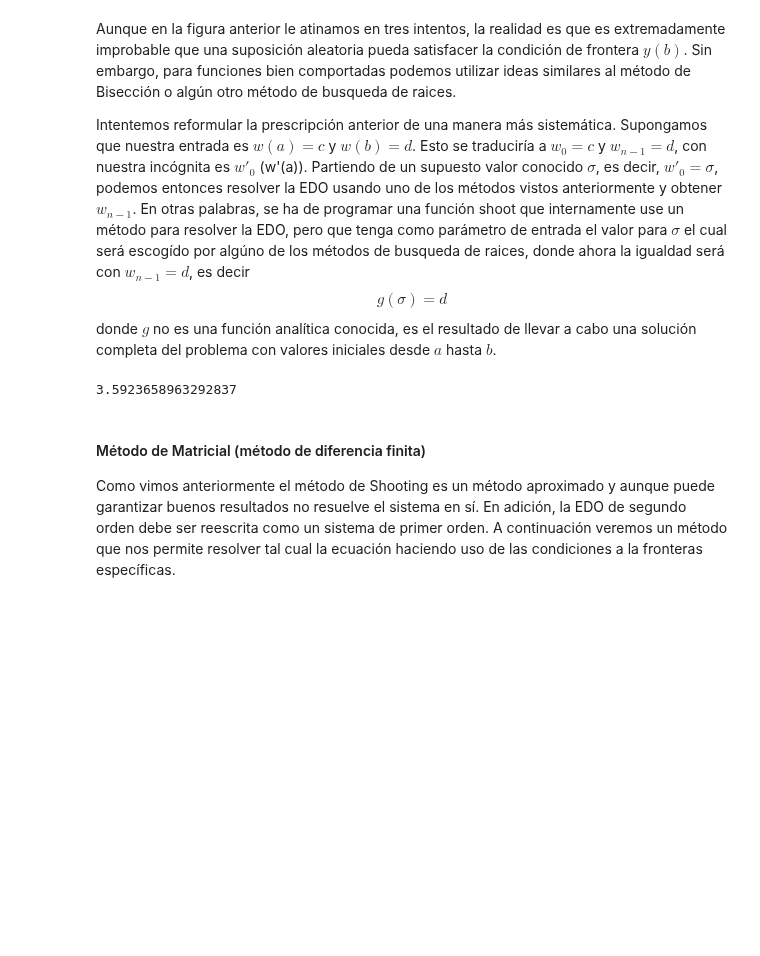
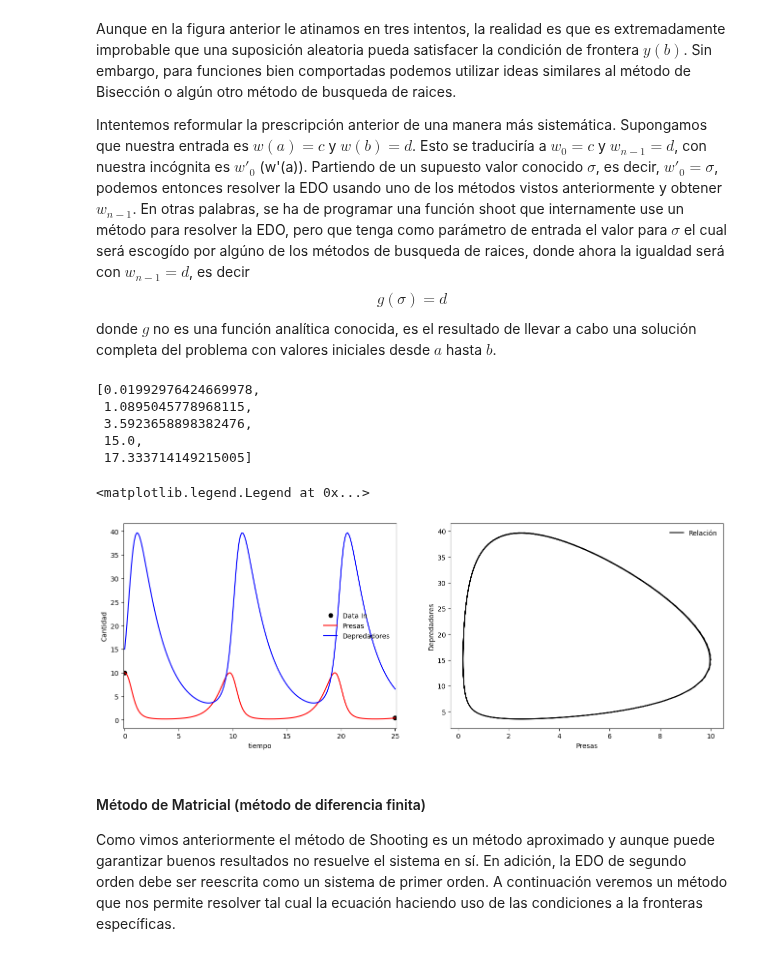
Before and after one commit to Mandy8808/Metodos_Numericos_2024, a Jupyter notebook: Lectures/Primer_Bloque/Lecture_part6.ipynb, the cells around one changed output. Cells and saved outputs as stored; diff of their text form; code cells hidden in the pictures; blank space fills up the shorter version.

```diff
--- a/Lectures/Primer_Bloque/Lecture_part6.ipynb
+++ b/Lectures/Primer_Bloque/Lecture_part6.ipynb
@@ -555,8 +554,8 @@ def shoot(func, sig, y0, x0, xf, yf, npt, arg=None):
 def shooting(func, datos, arg=None, inter=[-1e10, 1e10], Nit=1000, Ndiv=100, eps=1e-05):
     sig, y0, yf, x0, xf, npt = datos
     sol2 = lambda sig: shoot(func, sig, y0, x0, xf, yf, npt, arg=arg)
-    yder = Bis(sol2, inter, Nit=Nit, error='dist', eps=eps)
-    #roo_Bis(sol2, inter, Nit=Nit, error='dist', eps=eps, Ndiv=Ndiv)
+    #yder = Bis(sol2, inter, Nit=Nit, error='dist', eps=eps)
+    yder = roo_Bis(sol2, inter, Nit=Nit, error='dist', eps=eps, Ndiv=Ndiv)
     return yder
 # %%
 y0, sig = 10, 8  # y1=15
@@ -564,6 +563,11 @@ yf = 0.4049995541328063
 x0, xf = 0, 25
 npt = 200
 datos = [sig, y0, yf, x0, xf, npt]
-shooting(fs, datos, arg=[a, b, c, d], inter=[0, 20], Nit=1000, Ndiv=100, eps=1e-08)
+derVal = shooting(fs, datos, arg=[a, b, c, d], inter=[0, 20], Nit=1000, Ndiv=100, eps=1e-08)  #[10, 22]
+derVal
 # %% [output]
-3.5923658963292837
+[0.01992976424669978,
+ 1.0895045778968115,
+ 3.5923658898382476,
+ 15.0,
+ 17.333714149215005]
@@ -570,3 +587,26 @@ shooting(fs, datos, arg=[a, b, c, d], inter=[0, 20], Nit=1000, Ndiv=100, eps=1e-
+# %%
+fig, ax = plt.subplots(nrows=1, ncols=2, figsize=(16, 5.5))
+
+ax[0].plot([t0, tf], [y0, yf], 'ko', label=r'Data In')
+ax[0].plot(x, y[:, 0], c='red', label=r'Presas')
+ax[0].plot(x, y[:, 1], c='blue', label=r'Depredadores')
+
+ax[0].set_xlabel('tiempo')
+ax[0].set_ylabel('Cantidad')
+ax[0].legend(frameon=False)
+
+ax[0].set_xlim(t0-0.1, tf+0.1)
+
+############
+
+ax[1].plot(y[:, 0], y[:, 1], c='k', label='Relación')
+
+ax[1].set_xlabel('Presas')
+ax[1].set_ylabel('Depredadores')
+ax[1].legend(frameon=False)
+# %% [output]
+<matplotlib.legend.Legend at 0x...>
+[figure, added]
 # %% [markdown]
 #### Método de Matricial (método de diferencia finita)
 
```
Also changed, not shown: parts of 10 cells of this notebook.
